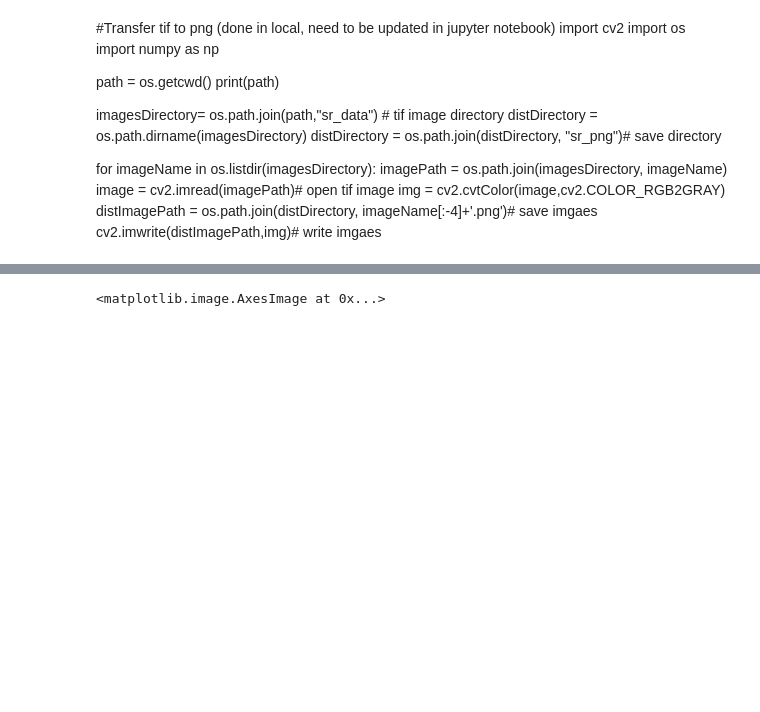
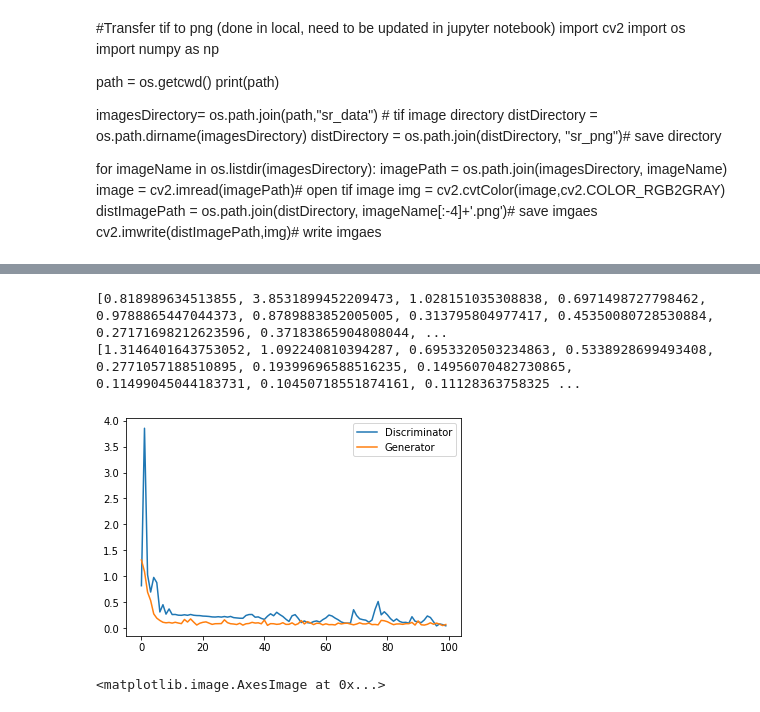
Before and after one commit to big-data-lab-umbc/bathymetry_super_resolution, a Jupyter notebook: srgan/srgan.ipynb, the cells around one changed output, grey strips where cells are left out. Cells and saved outputs as stored; diff of their text form; code cells hidden in the pictures; blank space fills up the shorter version.

```diff
--- a/srgan/srgan.ipynb
+++ b/srgan/srgan.ipynb
@@ -26,6 +26,7 @@ import numpy as np
 import math
 import itertools
 import sys
+
 
 import torchvision.transforms as transforms
 from torchvision.utils import save_image, make_grid
@@ -45,7 +46,7 @@ os.makedirs("saved_models", exist_ok=True)
 
 
 epoch=0
-n_epochs=200
+n_epochs=5
 #dataset_name="img_hr"
 batch_size=5
 lr=0.0002
@@ -105,6 +106,9 @@ dataloader = DataLoader(
 #  Training
 # ----------
 
+Dloss=[]
+Gloss=[]
+
 for epoch in range(epoch, n_epochs):
     for i, imgs in enumerate(dataloader):
 
@@ -163,9 +167,12 @@ for epoch in range(epoch, n_epochs):
         # --------------
 
         sys.stdout.write(
-            "[Epoch %d/%d] [Batch %d/%d] [D loss: %f] [G loss: %f]"
+            "[Epoch %d/%d] [Batch %d/%d] [D loss: %f] [G loss: %f]\n"
             % (epoch, n_epochs, i, len(dataloader), loss_D.item(), loss_G.item())
         )
+
+        Dloss.append(loss_D.item())
+        Gloss.append(loss_G.item())
 
         batches_done = epoch * len(dataloader) + i
         if batches_done % sample_interval == 0:
@@ -187,2 +210,16 @@ for epoch in range(epoch, n_epochs):
+# %%
+print(Dloss)
+print(Gloss)
+# %% [output]
+[0.818989634513855, 3.8531899452209473, 1.028151035308838, 0.6971498727798462, 0.9788865447044373, 0.8789883852005005, 0.313795804977417, 0.45350080728530884, 0.27171698212623596, 0.37183865904808044, ...
+[1.3146401643753052, 1.092240810394287, 0.6953320503234863, 0.5338928699493408, 0.2771057188510895, 0.19399696588516235, 0.14956070482730865, 0.11499045044183731, 0.10450718551874161, 0.11128363758325 ...
+# %%
+from matplotlib import pyplot
+pyplot.plot(Dloss, label='Discriminator')
+pyplot.plot(Gloss, label='Generator')
+pyplot.legend()
+pyplot.show()
+# %% [output]
+[figure, added]
 # %%
 import matplotlib.pyplot as plt
```
Also changed, not shown: parts of 2 cells of this notebook.
